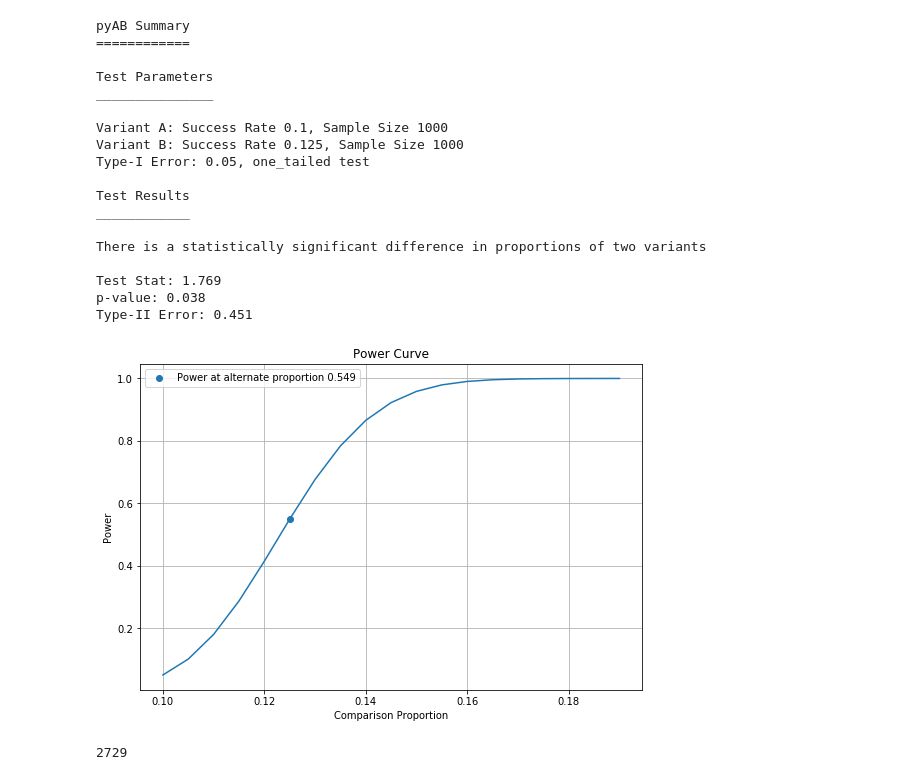
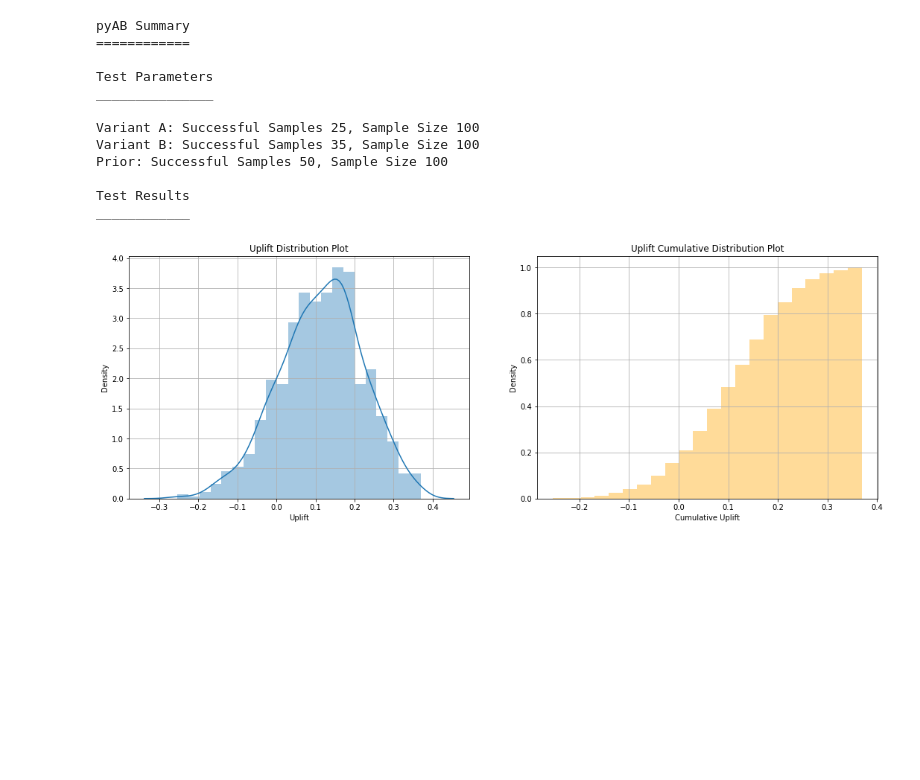
Before and after one commit to AdiVarma27/pyAB, a Jupyter notebook: Example.ipynb, the cells around one changed output. Saved outputs shown, nothing was run; the diff lists cells and outputs as text; code cells hidden in the pictures; blank space fills up the shorter version.

```diff
--- a/Example.ipynb
+++ b/Example.ipynb
@@ -7,28 +34,17 @@ ad_experiment = ABTestFrequentist(alpha=0.05, alt_hypothesis='one_tailed')
-# %%
-# conduct experiment with two variants successes and trials, returns stat & pvalue
-stat, pvalue = ad_experiment.conduct_experiment(success_null=100, trials_null=1000,
-                                 success_alt=125, trials_alt=1000)
-# %% [output]
-pyAB Summary
-============
-
-Test Parameters
-_______________
-
-Variant A: Success Rate 0.1, Sample Size 1000
-Variant B: Success Rate 0.125, Sample Size 1000
-Type-I Error: 0.05, one_tailed test
-
-Test Results
-____________
-
-There is a statistically significant difference in proportions of two variants
-
-Test Stat: 1.769
-p-value: 0.038
-Type-II Error: 0.451
-[figure, removed]
-# %%
-ad_experiment.get_sample_size(beta=0.1)
-# %% [output]
-2729
+# %%
+a = ABTestBayesian(success_prior=50, trials_prior=100)
+a.conduct_experiment(25, 100, 35, 100)
+# %% [output]
+pyAB Summary
+============
+
+Test Parameters
+_______________
+
+Variant A: Successful Samples 25, Sample Size 100
+Variant B: Successful Samples 35, Sample Size 100
+Prior: Successful Samples 50, Sample Size 100
+
+Test Results
+____________
+[figure, added]
```
Also changed, not shown: parts of 2 cells of this notebook, 2 other files.
